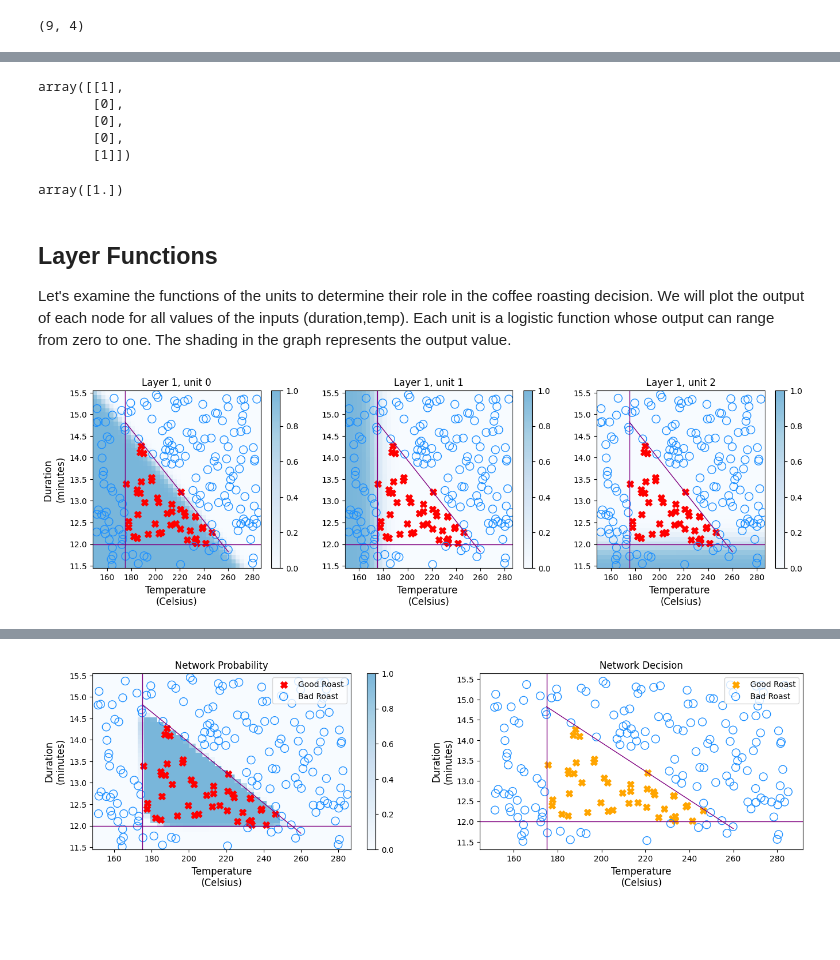
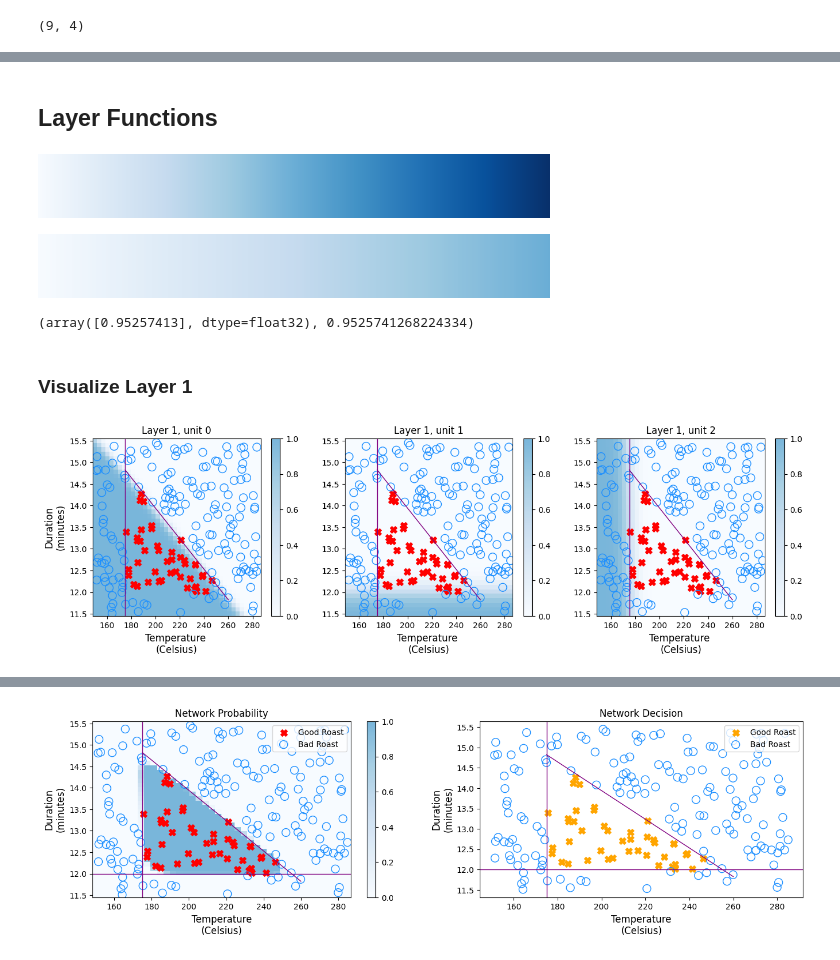
Before and after one commit to PaulToronto/Stanford-Andrew-Ng-Machine-Learning-Specialization, a Jupyter notebook: 2_1_3_1_Lab_Coffee_Roasting_in_TensorFlow.ipynb, the cells around one changed output, grey strips where cells are left out. Saved outputs shown, nothing was run; the diff lists cells and outputs as text; code cells hidden in the pictures; blank space fills up the shorter version.

```diff
--- a/2_1_3_1_Lab_Coffee_Roasting_in_TensorFlow.ipynb
+++ b/2_1_3_1_Lab_Coffee_Roasting_in_TensorFlow.ipynb
@@ -342,20 +322,5 @@ array([[1.0000000e+00],
-# %%
-y_hat = (predictions >= 0.5).astype(int)
-y_hat[0:5]
-# %% [output]
-array([[1],
-       [0],
-       [0],
-       [0],
-       [1]])
-# %%
-sum(y_hat == Y) / len(Y) # 100% accuracy
-# %% [output]
-array([1.])
-# %% [markdown]
-## Layer Functions
-
-Let's examine the functions of the units to determine their role in the coffee roasting decision. We will plot the output of each node for all values of the inputs (duration,temp). Each unit is a logistic function whose output can range from zero to one. The shading in the graph represents the output value.
+# %% [markdown]
+## Layer Functions
 # %%
 def truncate_colormap(cmap, minval=0.0, maxval=1.0, n=100):
     """ truncates color map """
@@ -363,6 +328,25 @@ def truncate_colormap(cmap, minval=0.0, maxval=1.0, n=100):
         'trunc({n},{a:.2f},{b:.2f})'.format(n=cmap.name, a=minval, b=maxval),
         cmap(np.linspace(minval, maxval, n)))
     return new_cmap
+# %%
+cmap = plt.get_cmap('Blues')
+cmap
+# %% [output]
+[figure, added]
+# %%
+truncate_colormap(cmap, 0.0, 0.5)
+# %% [output]
+[figure, added]
+# %%
+# this just shows that my sigmoid function works like the sigmoid function in keras
+(
+    tf.keras.activations.sigmoid(tf.constant([3], dtype = tf.float32)).numpy(),
+    sigmoid(3)
+)
+# %% [output]
+(array([0.95257413], dtype=float32), 0.9525741268224334)
+# %% [markdown]
+### Visualize Layer 1
 # %%
 def plt_prob(ax, fwb):
     """ plots a decision boundary but include shading to indicate the probability """
@@ -370,43 +354,43 @@ def plt_prob(ax, fwb):
     x1_space = np.linspace(11.5, 15.5, 40)
 
     # get probability for X0, X1 ranges
-    tmp_x0, tmp_x1 = np.meshgrid(x0_space, x1_space)
-    z = np.zeros_like(tmp_x0)
-    for i in range(tmp_x0.shape[0]):
-        for j in range(tmp_x1.shape[1]):
-            x = np.array([[tmp_x0[i, j],
-                           tmp_x1[i, j]]])
+    tmp_X0, tmp_X1 = np.meshgrid(x0_space, x1_space)
+    z = np.zeros_like(tmp_X0)
+    for i in range(z.shape[0]):
+        for j in range(z.shape[1]):
+            x = np.array([[tmp_X0[i, j], tmp_X1[i, j]]])
             z[i, j] = fwb(x)
 
     cmap = plt.get_cmap('Blues')
     new_cmap = truncate_colormap(cmap, 0.0, 0.5)
-    pcm = ax.pcolormesh(tmp_x0, tmp_x1, z, cmap=new_cmap,
+    pcm = ax.pcolormesh(tmp_X0, tmp_X1, z, cmap=new_cmap,
                         norm=cm.colors.Normalize(vmin=0, vmax=1),
                         shading='nearest', alpha=0.9)
     ax.figure.colorbar(pcm, ax=ax)
 # %%
-def plt_layer(X, Y, W1, b1, norm_1):
+def plt_layer(X, Y, W1, b1, norm_layer):
     y = Y.reshape(-1,)
 
     fig, ax = plt.subplots(1, W1.shape[1], figsize=(16, 4))
+
     for i in range(W1.shape[1]):
-        layerf = lambda x: sigmoid(np.dot(norm_1(x), W1[:, i]) + b1[i])
+        #layerf = lambda x: sigmoid(np.dot(norm_layer(x), W1[:, i]) + b1[i])
+        layerf = lambda x: tf.keras.activations.sigmoid(np.dot(norm_layer(x), W1[:, i]) + b1[i])
         plt_prob(ax[i], layerf)
-        ax[i].scatter(X[y==1, 0], X[y==1, 1], s=70,
-                      marker='X', c='r')
+        ax[i].scatter(X[y==1, 0], X[y==1, 1],
+                      s=70, marker='X', c='r')
         ax[i].scatter(X[y==0, 0], X[y==0, 1], s=100,
                       marker='o', facecolor='none',
                       edgecolors='dodgerblue', linewidth=1)
-        ax[i].axhline(y=12, color='purple', linewidth=1)
         ax[i].axvline(x=175, color='purple', linewidth=1)
         tr = np.linspace(175, 260, 50)
         ax[i].plot(tr, (-3/85) * tr + 21, color='purple', linewidth=1)
         ax[i].set_title(f'Layer 1, unit {i}')
         ax[i].set_xlabel('Temperature \n(Celsius)', size=12)
-    ax[0].set_ylabel('Duration \n(minutes)', size=12)
+    ax[0].set_ylabel('Duration\n(minutes)', size=12)
 
     plt.show()
 # %%
-plt_layer(X, Y, W1, b1, norm_1)
+plt_layer(X, Y, W1, b1, norm_layer)
 # %% [output]
-[figure, old version]
+[figure, new version]
```
Also changed, not shown: parts of 56 cells of this notebook.
